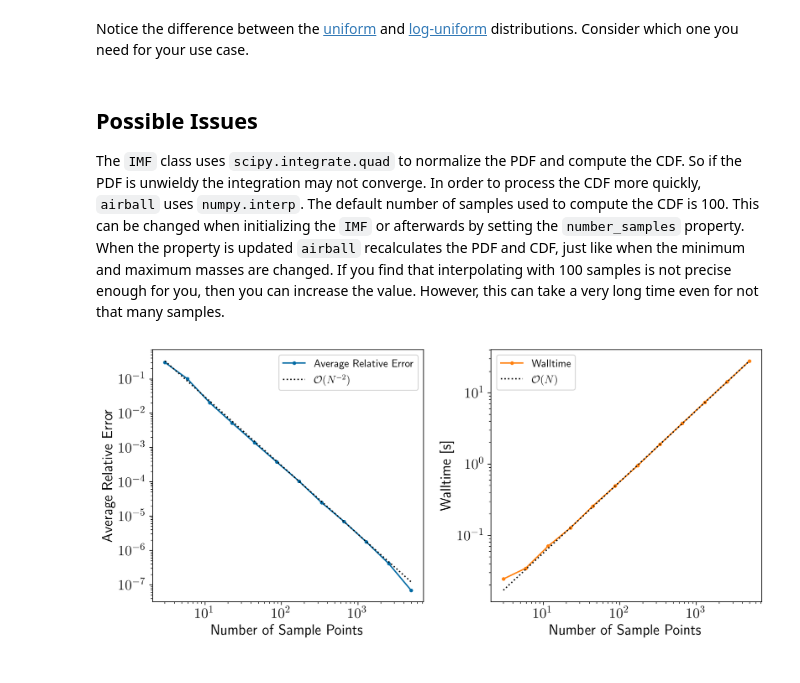
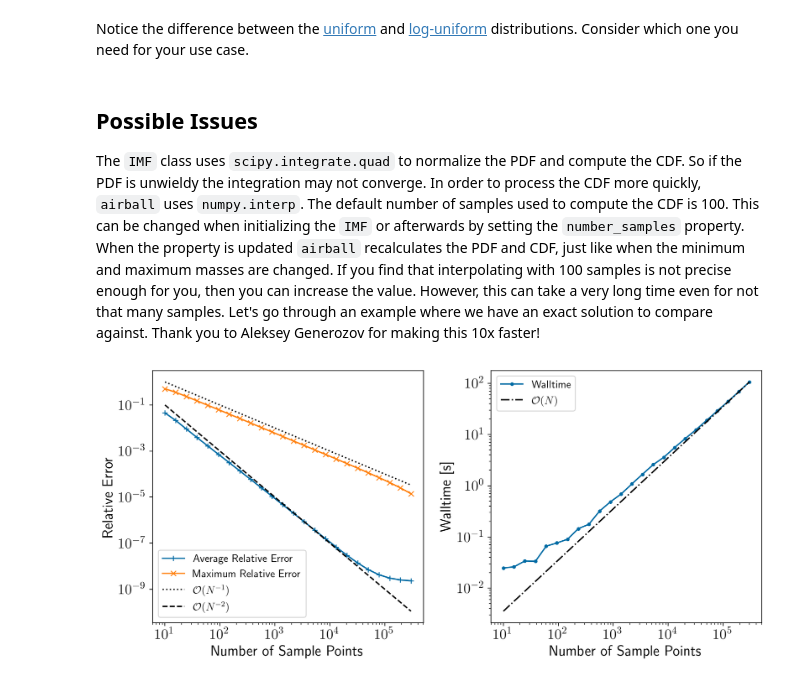
Before and after one commit to zyrxvo/airball, a Jupyter notebook: docs/examples/imf.ipynb, the cells around one changed output. Drawn from its saved outputs; the diff is of its cells as text; code cells hidden in the pictures.

Commit message:
Updated CDF calculation to be distributed. Thank you Aleksey Generozov

```diff
--- a/docs/examples/imf.ipynb
+++ b/docs/examples/imf.ipynb
@@ -136,4 +138,4 @@ plt.show()
 Notice the difference between the [uniform](https://en.wikipedia.org/wiki/Continuous_uniform_distribution) and [log-uniform](https://en.wikipedia.org/wiki/Reciprocal_distribution) distributions. Consider which one you need for your use case.
 # %% [markdown]
 ## Possible Issues
-The `IMF` class uses `scipy.integrate.quad` to normalize the PDF and compute the CDF. So if the PDF is unwieldy the integration may not converge. In order to process the CDF more quickly, `airball` uses `numpy.interp`. The default number of samples used to compute the CDF is 100. This can be changed when initializing the `IMF` or afterwards by setting the `number_samples` property. When the property is updated `airball` recalculates the PDF and CDF, just like when the minimum and maximum masses are changed. If you find that interpolating with 100 samples is not precise enough for you, then you can increase the value. However, this can take a very long time even for not that many samples.
+The `IMF` class uses `scipy.integrate.quad` to normalize the PDF and compute the CDF. So if the PDF is unwieldy the integration may not converge. In order to process the CDF more quickly, `airball` uses `numpy.interp`. The default number of samples used to compute the CDF is 100. This can be changed when initializing the `IMF` or afterwards by setting the `number_samples` property. When the property is updated `airball` recalculates the PDF and CDF, just like when the minimum and maximum masses are changed. If you find that interpolating with 100 samples is not precise enough for you, then you can increase the value. However, this can take a very long time even for not that many samples. Let's go through an example where we have an exact solution to compare against. Thank you to Aleksey Generozov for making this 10x faster!
@@ -155,19 +173,21 @@ for i,n in enumerate(pts):
 # %%
 plt.rcParams.update({'font.size': 16})
 fig,ax = plt.subplots(1,2, figsize=(12,5))
-ax[0].loglog(pts, avg_rel_err, '.-', label='Average Relative Error')
-ax[0].loglog(pts, pts[0]/pts**2, 'k:', label=r'$\mathcal{O}(N^{-2})$')
+ax[0].loglog(pts, avg_rel_err, '+-', label='Average Relative Error')
+ax[0].loglog(pts, max_rel_err, 'x-', label='Maximum Relative Error')
+ax[0].loglog(pts, pts[0]/pts, 'k:', label=r'$\mathcal{O}(N^{-1})$')
+ax[0].loglog(pts, pts[0]/pts**2, 'k--', label=r'$\mathcal{O}(N^{-2})$')
 ax[0].set_xlabel(f'Number of Sample Points')
-ax[0].set_ylabel('Average Relative Error')
+ax[0].set_ylabel('Relative Error')
 ax[0].legend(prop={'size': 12})
 
-ax[1].loglog(pts, walltimes, 'C1.-', label='Walltime')
-ax[1].loglog(pts, (walltimes[-1]/pts[-1])*pts, 'k:', label=r'$\mathcal{O}(N)$')
+ax[1].loglog(pts, walltimes, 'C0.-', label='Walltime')
+ax[1].loglog(pts, (walltimes[-1]/pts[-1])*pts, 'k-.', label=r'$\mathcal{O}(N)$')
 ax[1].set_xlabel(f'Number of Sample Points')
 ax[1].set_ylabel('Walltime [s]')
 ax[1].legend(prop={'size': 12})
 
 plt.subplots_adjust(wspace=0.25)
 plt.show()
 # %% [output]
-[figure, old version]
+[figure, new version]
```
Also changed, not shown: parts of 9 cells of this notebook, 4 other files.
